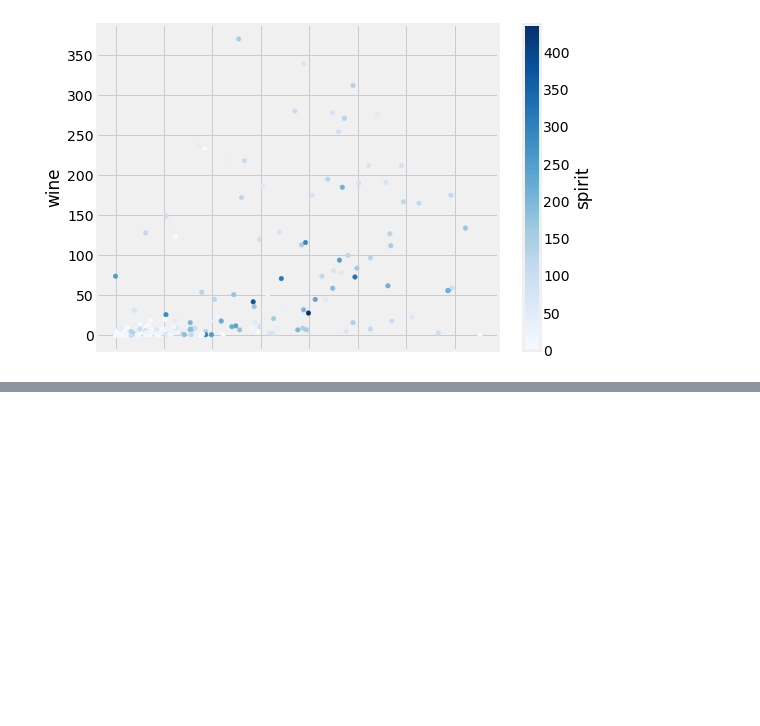
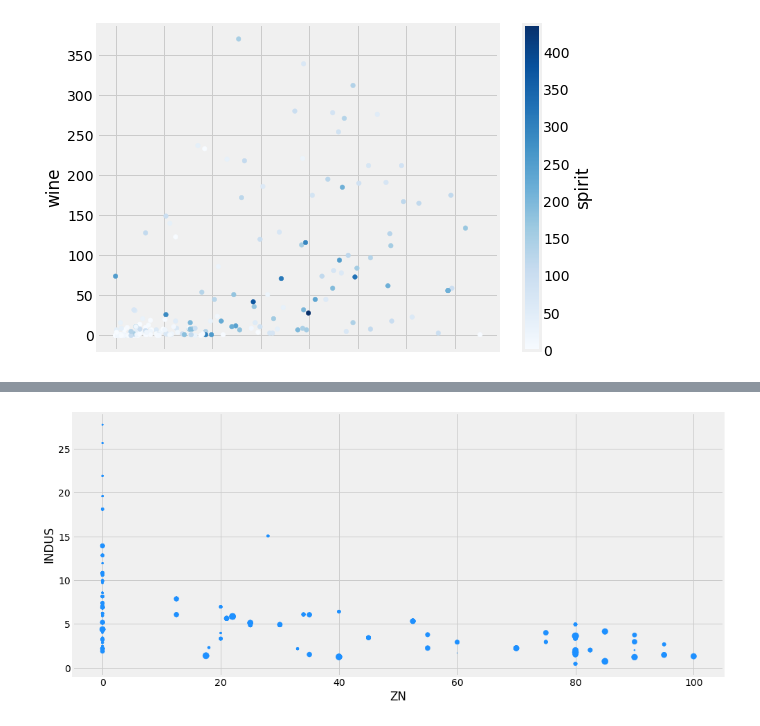
Before and after one commit to amieholmes/datavisualisation, a Jupyter notebook: Day 3 - Data Viz.ipynb, the cells around one changed output, grey strips where cells are left out. Cells and saved outputs as stored; diff of their text form; code cells hidden in the pictures; blank space fills up the shorter version.

```diff
--- a/Day 3 - Data Viz.ipynb
+++ b/Day 3 - Data Viz.ipynb
@@ -306,0 +394,5 @@ drinks.plot(kind='scatter', x='beer', y='wine', c='spirit', colormap='Blues');
+# %%
+#squares the value of ZN - list comprehension
+housing.plot(x='ZN', y='INDUS', kind='scatter', color='dodgerblue', figsize=(15,7), s=[x**2 for x in housing['DIS']]);
+# %% [output]
+[figure, added]
```
Also changed, not shown: parts of 19 cells of this notebook.
